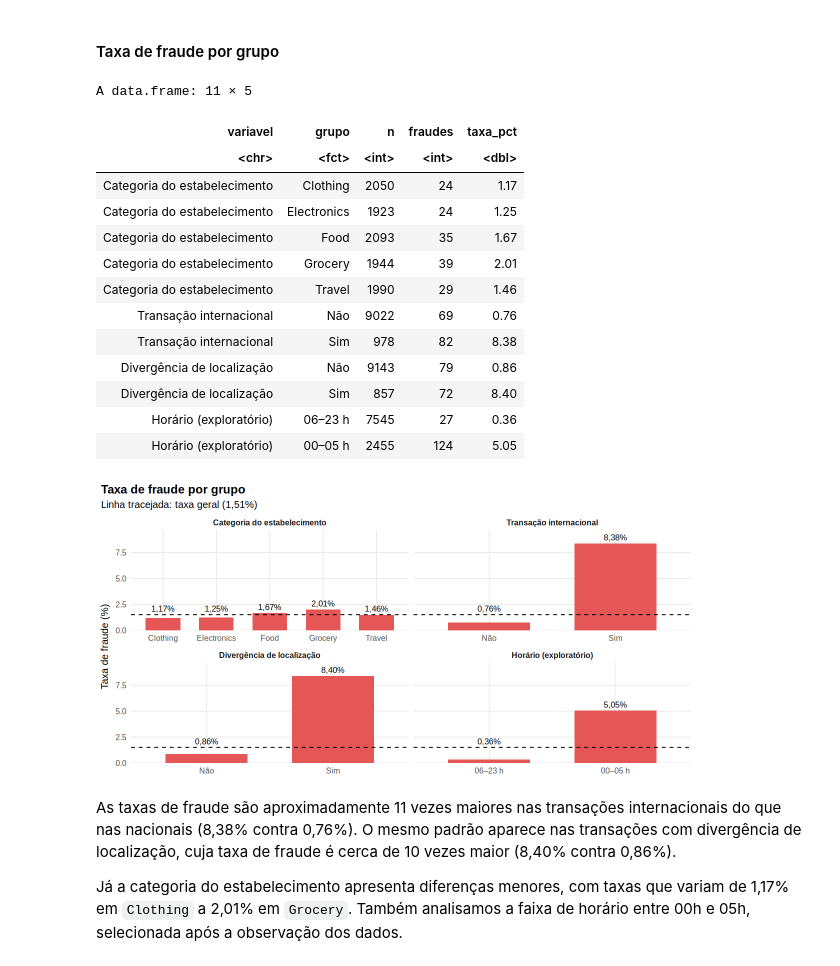
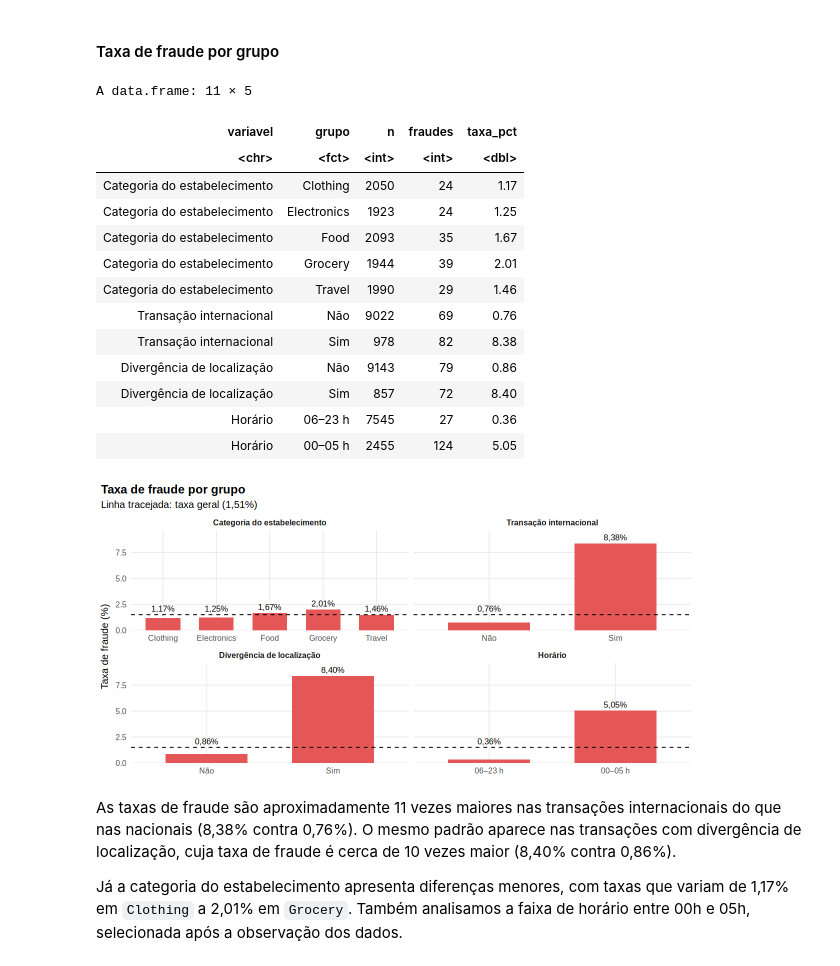
Before and after one commit to luiseduaardo/credit-card-fraud-detection, a Jupyter notebook: analysis.ipynb, the cells around one changed output. Drawn from its saved outputs; the diff is of its cells as text; code cells hidden in the pictures.

```diff
--- a/analysis.ipynb
+++ b/analysis.ipynb
@@ -619,35 +619,35 @@ Vale ressaltar que como a etapa atual é exploratória, possíveis correlações
 # %%
 dados$madrugada <- factor(ifelse(dados$transaction_hour < 6, "00–05 h", "06–23 h"),
                           levels = c("06–23 h", "00–05 h"))
 
 taxas <- function(variavel, rotulo) {
   tab <- table(dados[[variavel]], dados$is_fraud)
   data.frame(variavel = rotulo, grupo = factor(rownames(tab), levels = rownames(tab)), n = as.integer(rowSums(tab)),
              fraudes = as.integer(tab[, "Fraude"]),
              taxa_pct = round(100 * tab[, "Fraude"] / rowSums(tab), 2), row.names = NULL)
 }
 tab_taxas <- rbind(
   taxas("merchant_category", "Categoria do estabelecimento"),
   taxas("foreign_transaction", "Transação internacional"),
   taxas("location_mismatch", "Divergência de localização"),
-  taxas("madrugada", "Horário (exploratório)")
+  taxas("madrugada", "Horário")
 )
 tab_taxas
 # %% [output]
 A data.frame: 11 × 5
 | variavel | grupo | n | fraudes | taxa_pct |
 | <chr> | <fct> | <int> | <int> | <dbl> |
 | Categoria do estabelecimento | Clothing | 2050 | 24 | 1.17 |
 | Categoria do estabelecimento | Electronics | 1923 | 24 | 1.25 |
 | Categoria do estabelecimento | Food | 2093 | 35 | 1.67 |
 | Categoria do estabelecimento | Grocery | 1944 | 39 | 2.01 |
 | Categoria do estabelecimento | Travel | 1990 | 29 | 1.46 |
 | Transação internacional | Não | 9022 | 69 | 0.76 |
 | Transação internacional | Sim | 978 | 82 | 8.38 |
 | Divergência de localização | Não | 9143 | 79 | 0.86 |
 | Divergência de localização | Sim | 857 | 72 | 8.40 |
-| Horário (exploratório) | 06–23 h | 7545 | 27 | 0.36 |
-| Horário (exploratório) | 00–05 h | 2455 | 124 | 5.05 |
+| Horário | 06–23 h | 7545 | 27 | 0.36 |
+| Horário | 00–05 h | 2455 | 124 | 5.05 |
 # %%
 taxa_geral <- 100 * mean(dados$is_fraud == "Fraude")
 tab_taxas$variavel <- factor(tab_taxas$variavel, levels = unique(tab_taxas$variavel))
@@ -665,7 +665,7 @@ ggplot(tab_taxas, aes(grupo, taxa_pct)) +
                          formatC(taxa_geral, format = "f", digits = 2, decimal.mark = ","), "%)"),
        x = NULL, y = "Taxa de fraude (%)")
 # %% [output]
-[figure, old version]
+[figure, new version]
 # %% [markdown]
 As taxas de fraude são aproximadamente 11 vezes maiores nas transações internacionais do que nas nacionais (8,38% contra 0,76%). O mesmo padrão aparece nas transações com divergência de localização, cuja taxa de fraude é cerca de 10 vezes maior (8,40% contra 0,86%).
 
```
Also changed, not shown: parts of 38 cells of this notebook.
